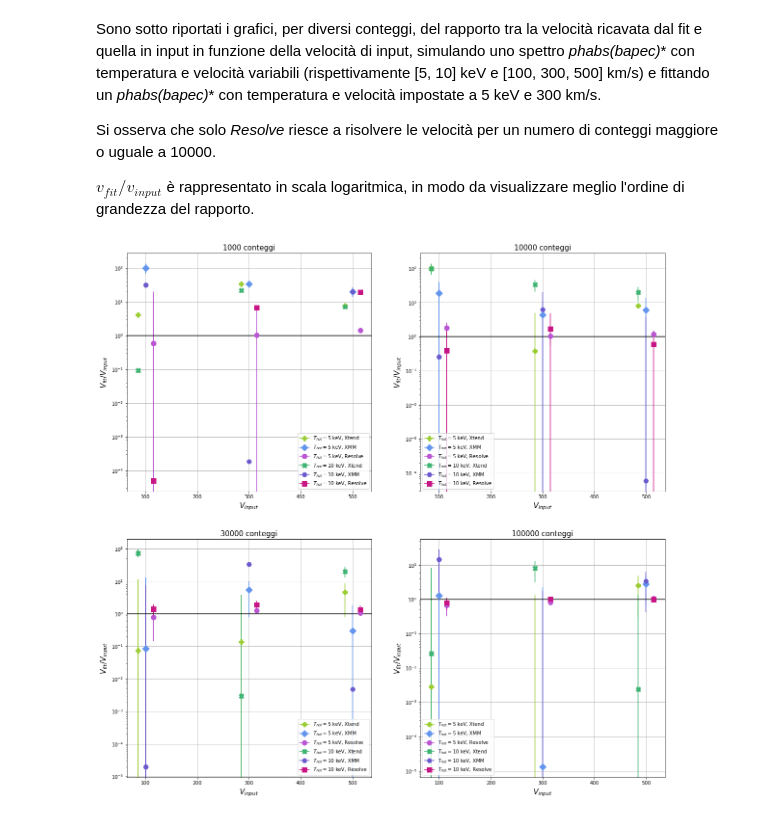
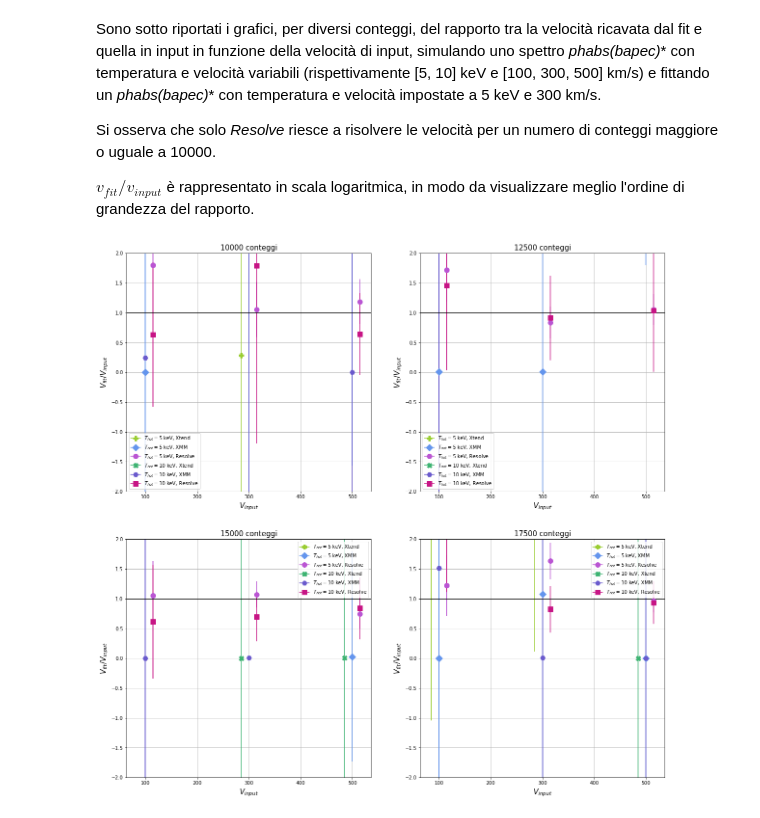
Before and after one commit to Chiara-Filippi/Grafici-tesi, a Jupyter notebook: Plots_velocity.ipynb, the cells around one changed output. Drawn from its saved outputs; the diff is of its cells as text; code cells hidden in the pictures.

```diff
--- a/Plots_velocity.ipynb
+++ b/Plots_velocity.ipynb
@@ -14,19 +14,19 @@ import math
 
 fig, axes = plt.subplots(2, 2, figsize=(20, 20))
 
-with open('Resolve/Velocity resolution/velocity_resolve_1000.dat') as f:
+with open('Resolve/Velocity resolution/velocity_resolve_10000.dat') as f:
         lines = f.readlines()
         velocity = [float(line.split()[0]) for line in lines]
         temp_hot = [float(line.split()[1]) for line in lines]
         velocity_resolve = [float(line.split()[4])/float(line.split()[3]) for line in lines]
         error_resolve = [( float(line.split()[6]) - float(line.split()[5]) )/( 2*float(line.split()[3]) ) for line in lines]
 
-with open('Xtend/Velocity resolution/velocity_xtend_1000.dat') as f:
+with open('Xtend/Velocity resolution/velocity_xtend_10000.dat') as f:
         lines = f.readlines()
         velocity_xtend = [float(line.split()[4])/float(line.split()[3]) for line in lines]
         error_xtend = [( float(line.split()[6]) - float(line.split()[5]) )/( 2*float(line.split()[3]) ) for line in lines]
 
-with open('XMM/Velocity resolution/velocity_xmm_1000.dat') as f:
+with open('XMM/Velocity resolution/velocity_xmm_10000.dat') as f:
         lines = f.readlines()
         velocity_xmm = [float(line.split()[4])/float(line.split()[3]) for line in lines]
         error_xmm = [( float(line.split()[6]) - float(line.split()[5]) )/( 2*float(line.split()[3]) ) for line in lines]
@@ -50,17 +50,17 @@ for j in range(len(temp_hot)):
         axes[0, 0].errorbar(velocity[j]-15, velocity_xtend[j], yerr=error_xtend[j], color='mediumseagreen', marker="X",  markersize=10)
         axes[0, 0].errorbar(velocity[j], velocity_xmm[j], yerr=error_xmm[j], color='slateblue', marker="H",  markersize=10)
 
-with open('Resolve/Velocity resolution/velocity_resolve_10000.dat') as f:
+with open('Resolve/Velocity resolution/velocity_resolve_12500.dat') as f:
         lines = f.readlines()
         velocity_resolve = [float(line.split()[4])/float(line.split()[3]) for line in lines]
         error_resolve = [( float(line.split()[6]) - float(line.split()[5]) )/( 2*float(line.split()[3]) ) for line in lines]
 
-with open('Xtend/Velocity resolution/velocity_xtend_10000.dat') as f:
+with open('Xtend/Velocity resolution/velocity_xtend_12500.dat') as f:
         lines = f.readlines()
         velocity_xtend = [float(line.split()[4])/float(line.split()[3]) for line in lines]
         error_xtend = [( float(line.split()[6]) - float(line.split()[5]) )/( 2*float(line.split()[3]) ) for line in lines]
 
-with open('XMM/Velocity resolution/velocity_xmm_10000.dat') as f:
+with open('XMM/Velocity resolution/velocity_xmm_12500.dat') as f:
         lines = f.readlines()
         velocity_xmm = [float(line.split()[4])/float(line.split()[3]) for line in lines]
         error_xmm = [( float(line.split()[6]) - float(line.split()[5]) )/( 2*float(line.split()[3]) ) for line in lines]
@@ -84,19 +84,19 @@ for j in range(len(temp_hot)):
         axes[0, 1].errorbar(velocity[j]-15, velocity_xtend[j], yerr=error_xtend[j], color='mediumseagreen', marker="X",  markersize=10)
         axes[0, 1].errorbar(velocity[j], velocity_xmm[j], yerr=error_xmm[j], color='slateblue', marker="H",  markersize=10)
 
-with open('Resolve/Velocity resolution/velocity_resolve_30000.dat') as f:
+with open('Resolve/Velocity resolution/velocity_resolve_15000.dat') as f:
         lines = f.readlines()
         velocity = [float(line.split()[0]) for line in lines]
         temp_hot = [float(line.split()[1]) for line in lines]
         velocity_resolve = [float(line.split()[4])/float(line.split()[3]) for line in lines]
         error_resolve = [( float(line.split()[6]) - float(line.split()[5]) )/( 2*float(line.split()[3]) ) for line in lines]
 
-with open('Xtend/Velocity resolution/velocity_xtend_30000.dat') as f:
+with open('Xtend/Velocity resolution/velocity_xtend_15000.dat') as f:
         lines = f.readlines()
         velocity_xtend = [float(line.split()[4])/float(line.split()[3]) for line in lines]
         error_xtend = [( float(line.split()[6]) - float(line.split()[5]) )/( 2*float(line.split()[3]) ) for line in lines]
 
-with open('XMM/Velocity resolution/velocity_xmm_30000.dat') as f:
+with open('XMM/Velocity resolution/velocity_xmm_15000.dat') as f:
         lines = f.readlines()
         velocity_xmm = [float(line.split()[4])/float(line.split()[3]) for line in lines]
         error_xmm = [( float(line.split()[6]) - float(line.split()[5]) )/( 2*float(line.split()[3]) ) for line in lines]
@@ -120,17 +120,17 @@ for j in range(len(temp_hot)):
         axes[1, 0].errorbar(velocity[j]-15, velocity_xtend[j], yerr=error_xtend[j], color='mediumseagreen', marker="X",  markersize=10)
         axes[1, 0].errorbar(velocity[j], velocity_xmm[j], yerr=error_xmm[j], color='slateblue', marker="H",  markersize=10)
 
-with open('Resolve/Velocity resolution/velocity_resolve_100000.dat') as f:
+with open('Resolve/Velocity resolution/velocity_resolve_17500.dat') as f:
         lines = f.readlines()
         velocity_resolve = [float(line.split()[4])/float(line.split()[3]) for line in lines]
         error_resolve = [( float(line.split()[6]) - float(line.split()[5]) )/( 2*float(line.split()[3]) ) for line in lines]
 
-with open('Xtend/Velocity resolution/velocity_xtend_100000.dat') as f:
+with open('Xtend/Velocity resolution/velocity_xtend_17500.dat') as f:
         lines = f.readlines()
         velocity_xtend = [float(line.split()[4])/float(line.split()[3]) for line in lines]
         error_xtend = [( float(line.split()[6]) - float(line.split()[5]) )/( 2*float(line.split()[3]) ) for line in lines]
 
-with open('XMM/Velocity resolution/velocity_xmm_100000.dat') as f:
+with open('XMM/Velocity resolution/velocity_xmm_17500.dat') as f:
         lines = f.readlines()
         velocity_xmm = [float(line.split()[4])/float(line.split()[3]) for line in lines]
         error_xmm = [( float(line.split()[6]) - float(line.split()[5]) )/( 2*float(line.split()[3]) ) for line in lines]
@@ -140,36 +140,37 @@ for j in range(len(temp_hot)):
         if velocity[j] == 100.:
             axes[1, 1].errorbar(velocity[j]-15, velocity_xtend[j], yerr=error_xtend[j], color='yellowgreen', marker="P", markersize=10, label="$T_{hot} = 5$ keV, Xtend")
             axes[1, 1].errorbar(velocity[j], velocity_xmm[j], yerr=error_xmm[j], color='cornflowerblue', marker="D", markersize=10, label="$T_{hot} = 5$ keV, XMM")
             axes[1, 1].errorbar(velocity[j]+15, velocity_resolve[j], yerr=error_resolve[j], color='mediumorchid', marker="o", markersize=10, label="$T_{hot} = 5$ keV, Resolve")
         axes[1, 1].errorbar(velocity[j]-15, velocity_xtend[j], yerr=error_xtend[j], color='yellowgreen', marker="P", markersize=10)
         axes[1, 1].errorbar(velocity[j], velocity_xmm[j], yerr=error_xmm[j], color='cornflowerblue', marker="D", markersize=10)
         axes[1, 1].errorbar(velocity[j]+15, velocity_resolve[j], yerr=error_resolve[j], color='mediumorchid', marker="o", markersize=10)
 
     if temp_hot[j] == 10:
         if velocity[j] == 100.:
             axes[1, 1].errorbar(velocity[j]-15, velocity_xtend[j], yerr=error_xtend[j], color='mediumseagreen', marker="X",  markersize=10, label="$T_{hot} = 10$ keV, Xtend")
             axes[1, 1].errorbar(velocity[j], velocity_xmm[j], yerr=error_xmm[j], color='slateblue', marker="H",  markersize=10, label="$T_{hot} = 10$ keV, XMM")
             axes[1, 1].errorbar(velocity[j]+15, velocity_resolve[j], yerr=error_resolve[j], color='mediumvioletred', marker="s", markersize=10, label="$T_{hot} = 10$ keV, Resolve")
         axes[1, 1].errorbar(velocity[j]+15, velocity_resolve[j], yerr=error_resolve[j], color='mediumvioletred', marker="s", markersize=10)
         axes[1, 1].errorbar(velocity[j]-15, velocity_xtend[j], yerr=error_xtend[j], color='mediumseagreen', marker="X",  markersize=10)
         axes[1, 1].errorbar(velocity[j], velocity_xmm[j], yerr=error_xmm[j], color='slateblue', marker="H",  markersize=10)
 
 for k in [0, 1]:
     for l in [0, 1]:
         axes[k, l].set_xlabel('$V_{input}$', fontsize = 15)
         axes[k, l].legend()
         axes[k, l].grid(True)
         axes[k, l].set_ylabel('$V_{fit}/V_{input}$', fontsize = 15)
-        axes[k, l].set_yscale('log')
+        #axes[k, l].set_yscale('log')
         axes[k, l].axhline(y=1, color='black')
+        axes[k, l].set_ylim([-2, 2])
 
-axes[0, 0].set_title('1000 conteggi', fontsize = 15)
-axes[0, 1].set_title('10000 conteggi', fontsize = 15)
-axes[1, 0].set_title('30000 conteggi', fontsize = 15)
-axes[1, 1].set_title('100000 conteggi', fontsize = 15)
+axes[0, 0].set_title('10000 conteggi', fontsize = 15)
+axes[0, 1].set_title('12500 conteggi', fontsize = 15)
+axes[1, 0].set_title('15000 conteggi', fontsize = 15)
+axes[1, 1].set_title('17500 conteggi', fontsize = 15)
 
 
 # Show the plot
 plt.show()
 # %% [output]
-[figure, old version]
+[figure, new version]
```
Also changed, not shown: parts of 5 cells of this notebook, 3 other files.
